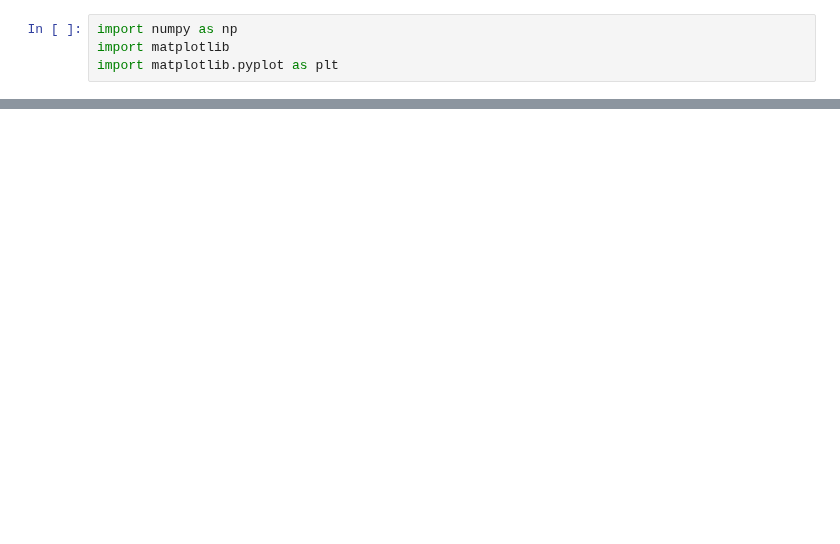
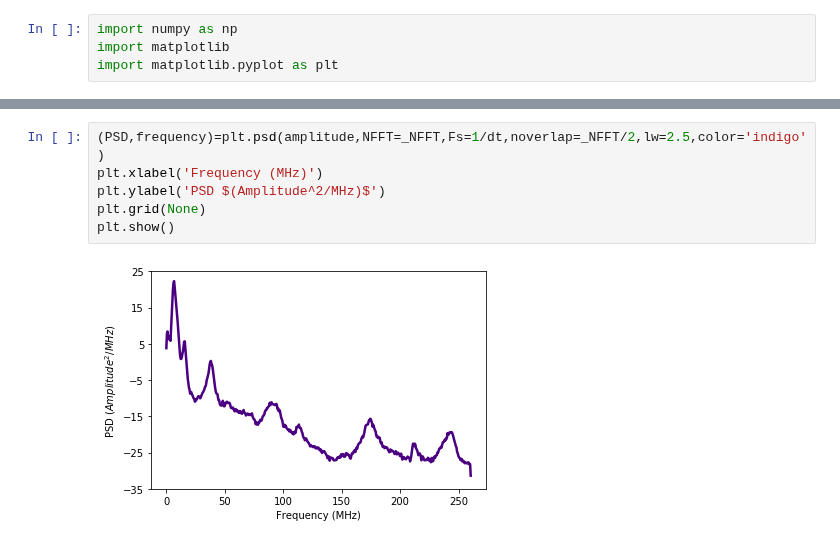
Before and after one commit to arthurbarnard/1D-string-simulations, a Jupyter notebook: CNT simulation viewer.ipynb, the cells around one changed output, grey strips where cells are left out. Cells and saved outputs as stored; diff of their text form; blank space fills up the shorter version.

```diff
--- a/CNT simulation viewer.ipynb
+++ b/CNT simulation viewer.ipynb
@@ -58,0 +77,8 @@ plt.show()
+# %%
+(PSD,frequency)=plt.psd(amplitude,NFFT=_NFFT,Fs=1/dt,noverlap=_NFFT/2,lw=2.5,color='indigo')
+plt.xlabel('Frequency (MHz)')
+plt.ylabel('PSD $(Amplitude^2/MHz)$')
+plt.grid(None)
+plt.show()
+# %% [output]
+[figure, added]
```
Also changed, not shown: parts of 5 cells of this notebook.
